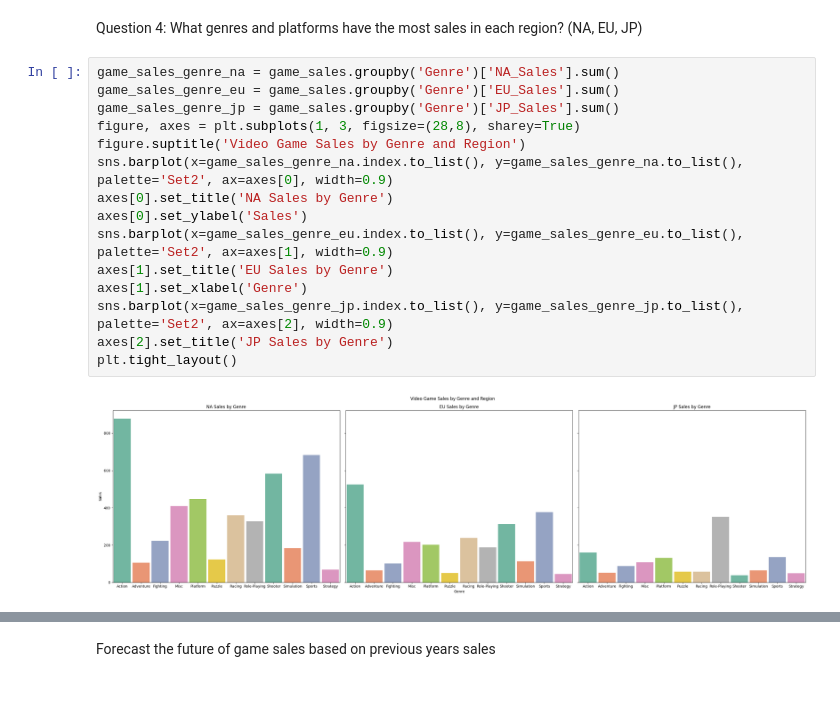
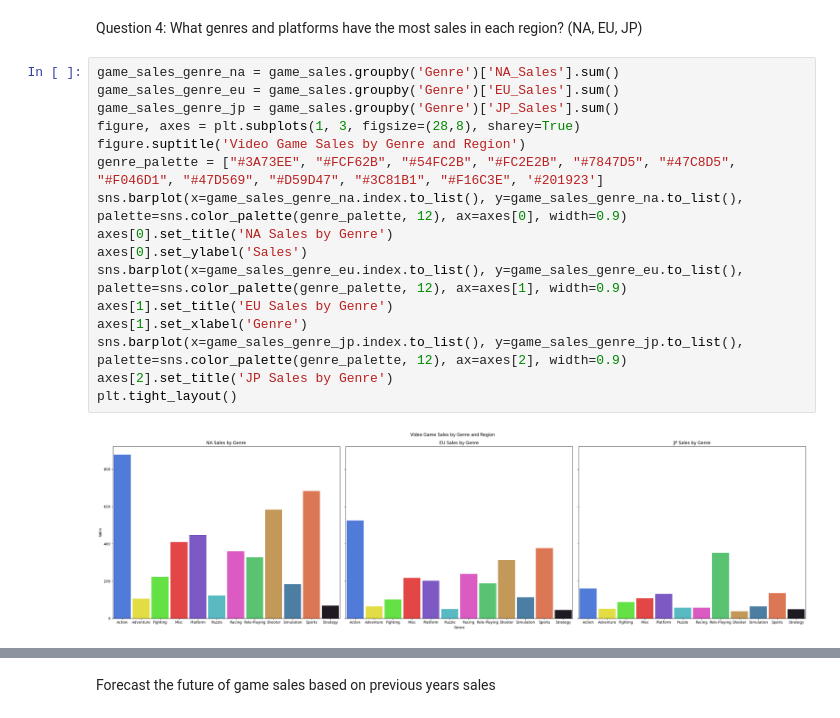
Before and after one commit to nstanfield/Video-Game-Sales-Analysis, a Jupyter notebook: Game_Sales_Analysis.ipynb, the cells around one changed output, grey strips where cells are left out. Saved outputs shown, nothing was run; the diff lists cells and outputs as text.

```diff
--- a/Game_Sales_Analysis.ipynb
+++ b/Game_Sales_Analysis.ipynb
@@ -417,17 +417,18 @@ Question 4: What genres and platforms have the most sales in each region? (NA, E
 # %%
 game_sales_genre_na = game_sales.groupby('Genre')['NA_Sales'].sum()
 game_sales_genre_eu = game_sales.groupby('Genre')['EU_Sales'].sum()
 game_sales_genre_jp = game_sales.groupby('Genre')['JP_Sales'].sum()
 figure, axes = plt.subplots(1, 3, figsize=(28,8), sharey=True)
 figure.suptitle('Video Game Sales by Genre and Region')
-sns.barplot(x=game_sales_genre_na.index.to_list(), y=game_sales_genre_na.to_list(), palette='Set2', ax=axes[0], width=0.9)
+genre_palette = ["#3A73EE", "#FCF62B", "#54FC2B", "#FC2E2B", "#7847D5", "#47C8D5", "#F046D1", "#47D569", "#D59D47", "#3C81B1", "#F16C3E", '#201923']
+sns.barplot(x=game_sales_genre_na.index.to_list(), y=game_sales_genre_na.to_list(), palette=sns.color_palette(genre_palette, 12), ax=axes[0], width=0.9)
 axes[0].set_title('NA Sales by Genre')
 axes[0].set_ylabel('Sales')
-sns.barplot(x=game_sales_genre_eu.index.to_list(), y=game_sales_genre_eu.to_list(), palette='Set2', ax=axes[1], width=0.9)
+sns.barplot(x=game_sales_genre_eu.index.to_list(), y=game_sales_genre_eu.to_list(), palette=sns.color_palette(genre_palette, 12), ax=axes[1], width=0.9)
 axes[1].set_title('EU Sales by Genre')
 axes[1].set_xlabel('Genre')
-sns.barplot(x=game_sales_genre_jp.index.to_list(), y=game_sales_genre_jp.to_list(), palette='Set2', ax=axes[2], width=0.9)
+sns.barplot(x=game_sales_genre_jp.index.to_list(), y=game_sales_genre_jp.to_list(), palette=sns.color_palette(genre_palette, 12), ax=axes[2], width=0.9)
 axes[2].set_title('JP Sales by Genre')
 plt.tight_layout()
 # %% [output]
-[figure, old version]
+[figure, new version]
```
Also changed, not shown: parts of 4 cells of this notebook.
